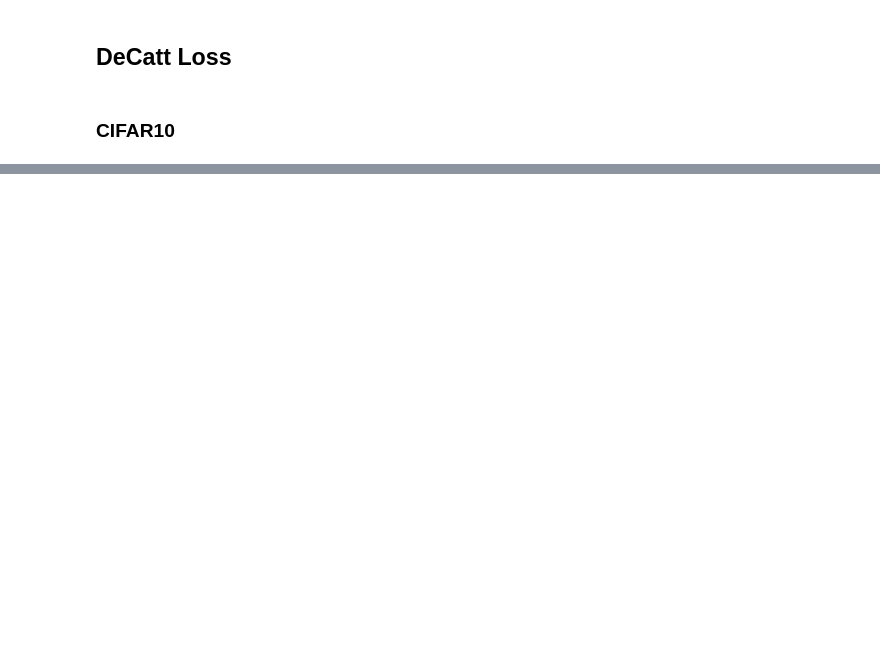
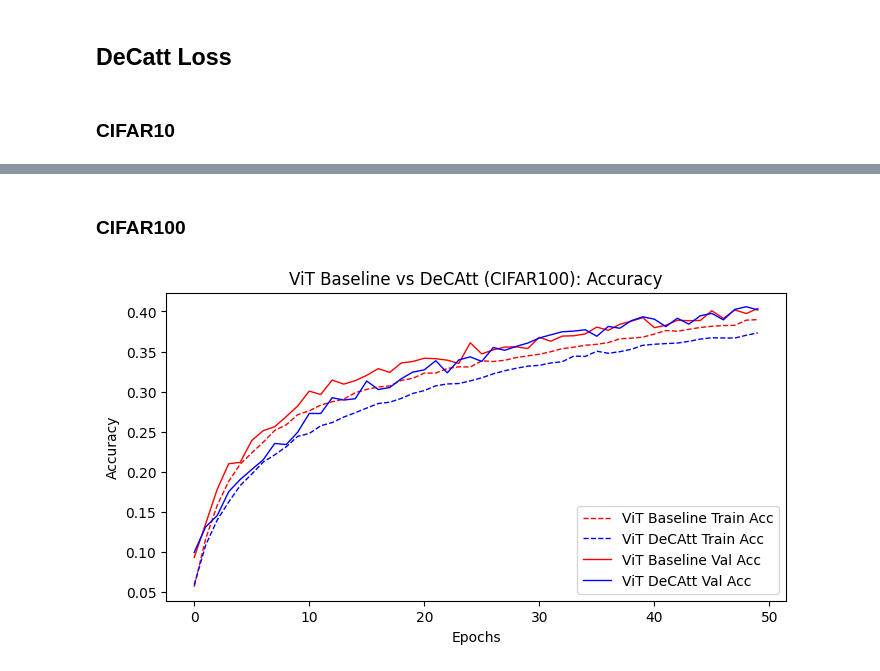
Before and after one commit to SamruddhiLahoti/ViTTrainingOptimizations, a Jupyter notebook: vit-inference.ipynb, the cells around one changed output, grey strips where cells are left out. Cells and saved outputs as stored; diff of their text form; code cells hidden in the pictures; blank space fills up the shorter version.

```diff
--- a/vit-inference.ipynb
+++ b/vit-inference.ipynb
@@ -78,0 +71,11 @@ plot("DeCatt", f"stats/old2-decatt/vit_baseline_cifar10_trainloss.txt", f"stats/
+# %% [markdown]
+### CIFAR100
+# %%
+base_path = "stats"
+
+files = ["vit_baseline_cifar100_trainacc.txt", "vit_decatt_cifar100_trainacc.txt",
+        "vit_baseline_cifar100_valacc.txt", "vit_decatt_cifar100_valacc.txt"]
+
+plot_accuracy("stats", files, "CIFAR100")
+# %% [output]
+[figure, added]
```
Also changed, not shown: parts of 10 cells of this notebook, 23 other files.
